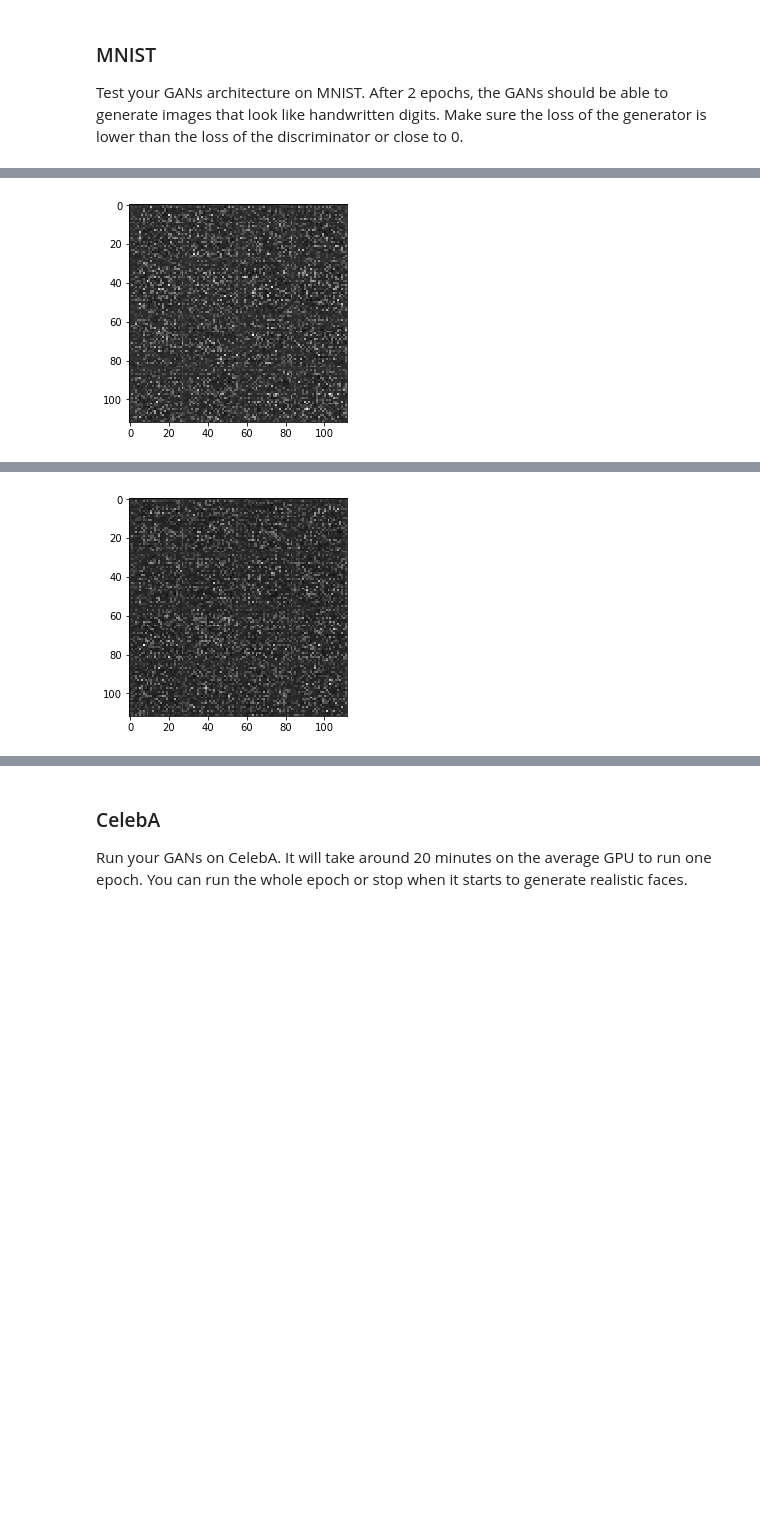
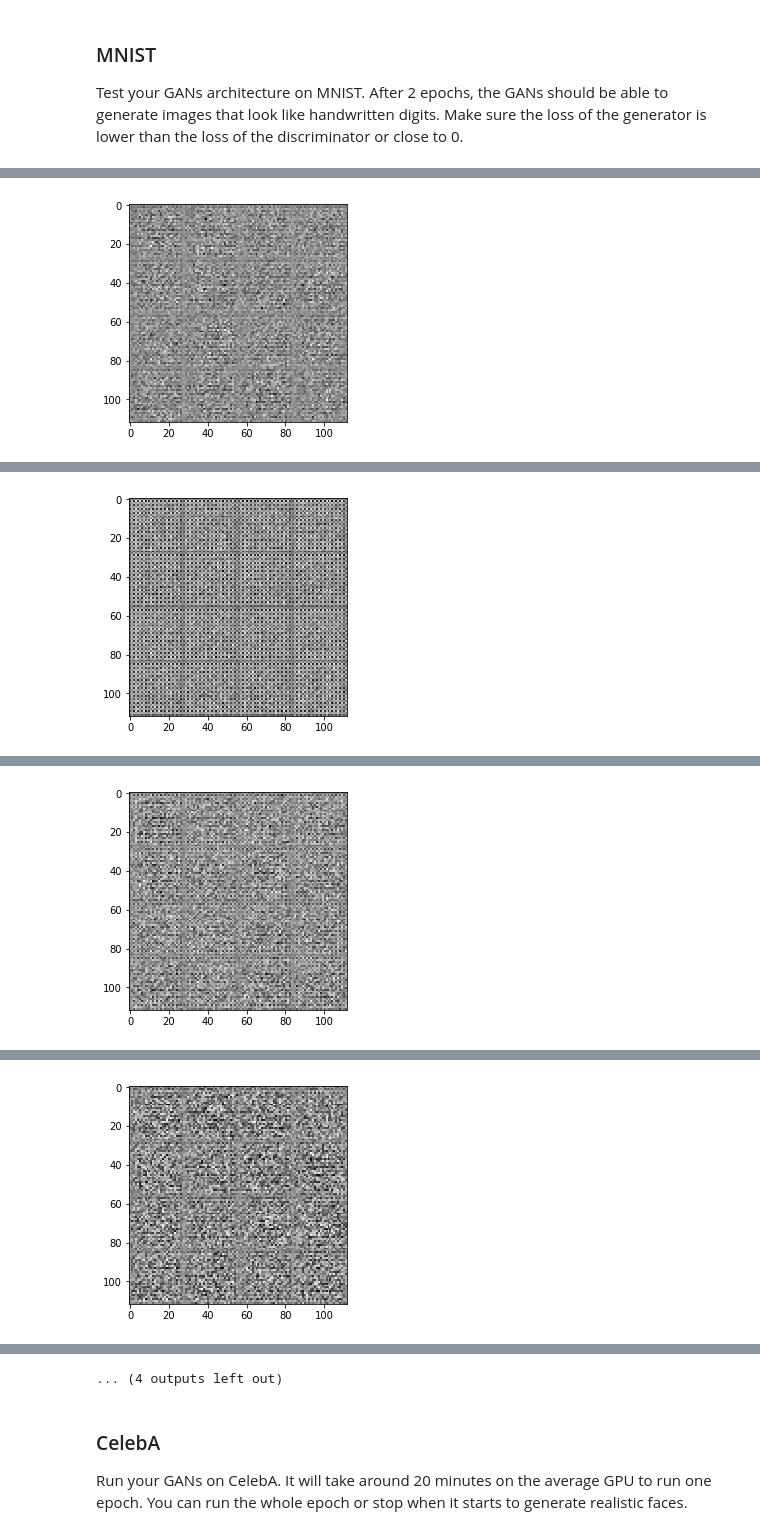
Before and after one commit to kliu99/deep-learning, a Jupyter notebook: face_generation/dlnd_face_generation.ipynb, the cells around one changed output, grey strips where cells are left out. Saved outputs shown, nothing was run; the diff lists cells and outputs as text; code cells hidden in the pictures; blank space fills up the shorter version.

```diff
--- a/face_generation/dlnd_face_generation.ipynb
+++ b/face_generation/dlnd_face_generation.ipynb
@@ -114,11 +116,9 @@ def model_inputs(image_width, image_height, image_channels, z_dim):
     :param z_dim: The dimension of Z
     :return: Tuple of (tensor of real input images, tensor of z data, learning rate)
     """
-    # TODO: Implement Function
-
     inputs_real = tf.placeholder(tf.float32, (None, image_width, image_height, image_channels), name='input_real')
     inputs_z = tf.placeholder(tf.float32, (None, z_dim), name='input_z')
-    learning_rate = tf.placeholder(tf.float32, name='learning_rate')
+    learning_rate = tf.placeholder(tf.float32, (None), name='learning_rate')
     return inputs_real, inputs_z, learning_rate
 
 
@@ -313,14 +412,33 @@ def model_opt(d_loss, g_loss, learning_rate, beta1):
     :param beta1: The exponential decay rate for the 1st moment in the optimizer
     :return: A tuple of (discriminator training operation, generator training operation)
     """
-    # TODO: Implement Function
-
     t_vars = tf.trainable_variables()
     g_vars = [var for var in t_vars if var.name.startswith('generator')]
     d_vars = [var for var in t_vars if var.name.startswith('discriminator')]
 
-    d_train_opt = tf.train.AdamOptimizer(learning_rate, beta1=beta1).minimize(d_loss, var_list=d_vars)
-    g_train_opt = tf.train.AdamOptimizer(learning_rate, beta1=beta1).minimize(g_loss, var_list=g_vars)
+    # Optimize
+    with tf.control_dependencies(tf.get_collection(tf.GraphKeys.UPDATE_OPS)):
+        d_train_opt = tf.train.AdamOptimizer(learning_rate, beta1=beta1).minimize(d_loss, var_list=d_vars)
+        g_train_opt = tf.train.AdamOptimizer(learning_rate, beta1=beta1).minimize(g_loss, var_list=g_vars)
+
+
+#     t_update_ops = tf.get_collection(tf.GraphKeys.UPDATE_OPS)
+#     g_update_ops = [var for var in t_update_ops if var.name.startswith('generator')]
+#     d_update_ops = [var for var in t_update_ops if var.name.startswith('discriminator')]
+
+#     with tf.control_dependencies(d_update_ops):
+#         d_train_opt = tf.train.AdamOptimizer(learning_rate,beta1=beta1).minimize(d_loss, var_list=d_vars)
+#     with tf.control_dependencies(g_update_ops):
+#         g_train_opt = tf.train.AdamOptimizer(learning_rate,beta1=beta1).minimize(g_loss, var_list=g_vars)
+
+
+#     # need this to make batch normalization work properly during inference
+#     update_ops = tf.get_collection(tf.GraphKeys.UPDATE_OPS)
+#     g_updates  = [opt for opt in update_ops if opt.name.startswith('generator')]
+
+#     with tf.control_dependencies(g_updates):
+#         d_train_opt = tf.train.AdamOptimizer(learning_rate, beta1).minimize(d_loss, var_list=d_vars)
+#         g_train_opt = tf.train.AdamOptimizer(learning_rate, beta1).minimize(g_loss, var_list=g_vars)
 
     return d_train_opt, g_train_opt
 
@@ -383,9 +501,9 @@ def train(epoch_count, batch_size, z_dim, learning_rate, beta1, get_batches, dat
     :param data_image_mode: The image mode to use for images ("RGB" or "L")
     """
 
-    input_real, input_z, input_lr = model_inputs(data_shape[1], data_shape[2], data_shape[3], z_dim)
-    d_loss, g_loss = model_loss(input_real, input_z, data_shape[3])
-    d_train_opt, g_train_opt = model_opt(d_loss, g_loss, learning_rate, beta1)
+    inputs_real, inputs_z, inputs_lr = model_inputs(data_shape[1], data_shape[2], data_shape[3], z_dim)
+    d_loss, g_loss = model_loss(inputs_real, inputs_z, data_shape[3])
+    d_train_opt, g_train_opt = model_opt(d_loss, g_loss, inputs_lr, beta1)
     losses = []
 
 
@@ -395,15 +513,16 @@ def train(epoch_count, batch_size, z_dim, learning_rate, beta1, get_batches, dat
             batch_i = 0
             for batch_images in get_batches(batch_size):
                 batch_i += 1
+
                 # Scale images from [-0.5, 0.5] to [-1, 1]
                 batch_images = batch_images * 2
                 # Sample random noise for G
                 batch_z = np.random.uniform(-1, 1, size=(batch_size, z_dim))
                 # Run optimizers
                 _ = sess.run(d_train_opt, feed_dict={input_real: batch_images, input_z: batch_z, input_lr: learning_rate})
-                _ = sess.run(d_train_opt, feed_dict={input_real: batch_images, input_z: batch_z, input_lr: learning_rate})
+                _ = sess.run(g_train_opt, feed_dict={input_real: batch_images, input_z: batch_z, input_lr: learning_rate})
 
-                # Show every <show_every_n_batches> batches
+                # Print every <show_every_n_batches> batches
                 if batch_i % show_every_n_batches == 0 or batch_i == 1:
                     train_loss_d = d_loss.eval({input_z: batch_z, input_real: batch_images})
                     train_loss_g = g_loss.eval({input_z: batch_z})
@@ -428,5 +544,5 @@ save image to disk during training.
 # %%
-batch_size = 16
+batch_size = 64
 z_dim = 100
 learning_rate = 0.0002
 beta1 = 0.5
@@ -446 +562 @@ Epoch   1/  2 Batch    1 Discriminator Loss: 1.3218... Generator Loss: 0.6936
-[figure, old version]
+[figure, new version]
@@ -457 +573 @@ Epoch   1/  2 Batch  100 Discriminator Loss: 0.3293... Generator Loss: 5.7936
-[figure, old version]
+[figure, new version]
@@ -461,0 +584 @@ Epoch   1/  2 Batch  140 Discriminator Loss: 0.3265... Generator Loss: 6.8019
+[figure, added]
@@ -462,0 +595 @@ KeyboardInterrupt:
+[figure, added]
@@ -463,3 +618,4 @@ KeyboardInterrupt:
+... (4 outputs left out)
 # %% [markdown]
 ### CelebA
 Run your GANs on CelebA.  It will take around 20 minutes on the average GPU to run one epoch.  You can run the whole epoch or stop when it starts to generate realistic faces.
```
Also changed, not shown: parts of 11 cells of this notebook.
